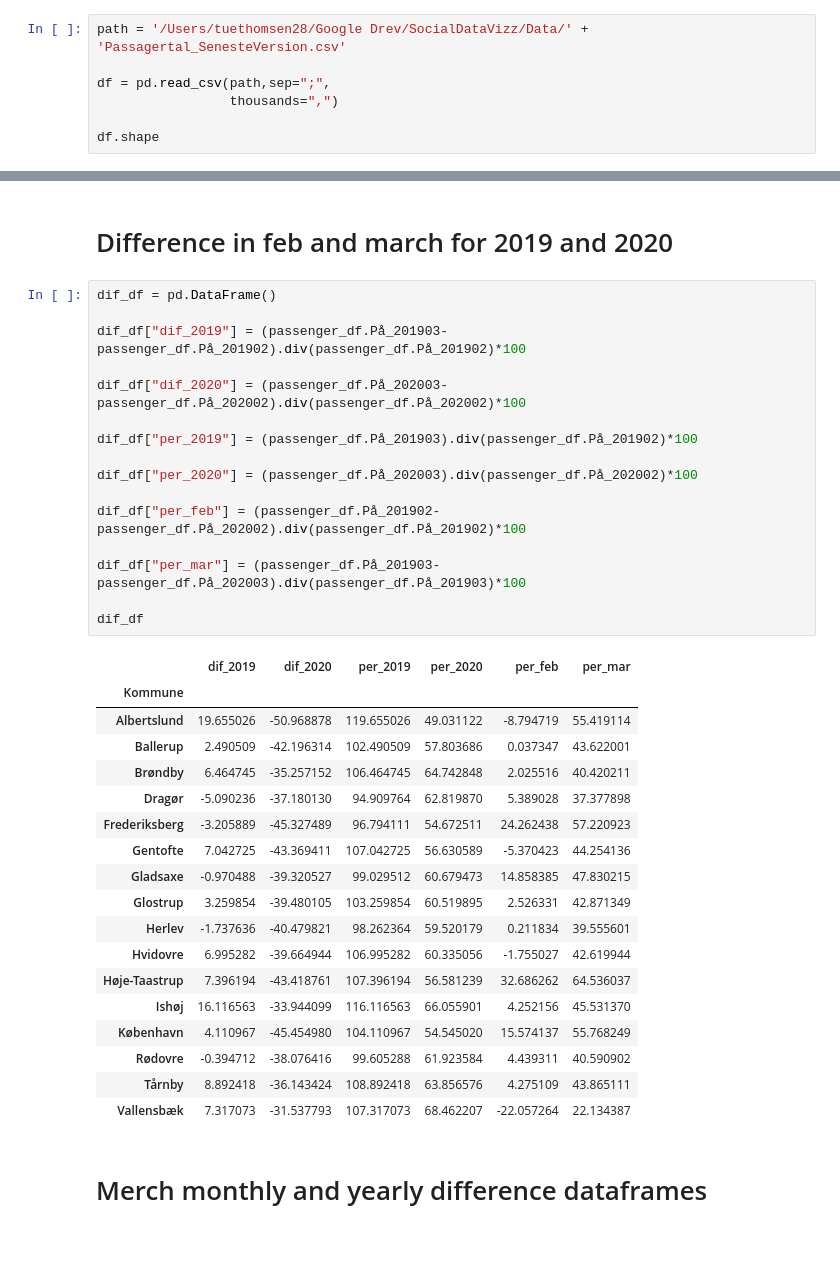
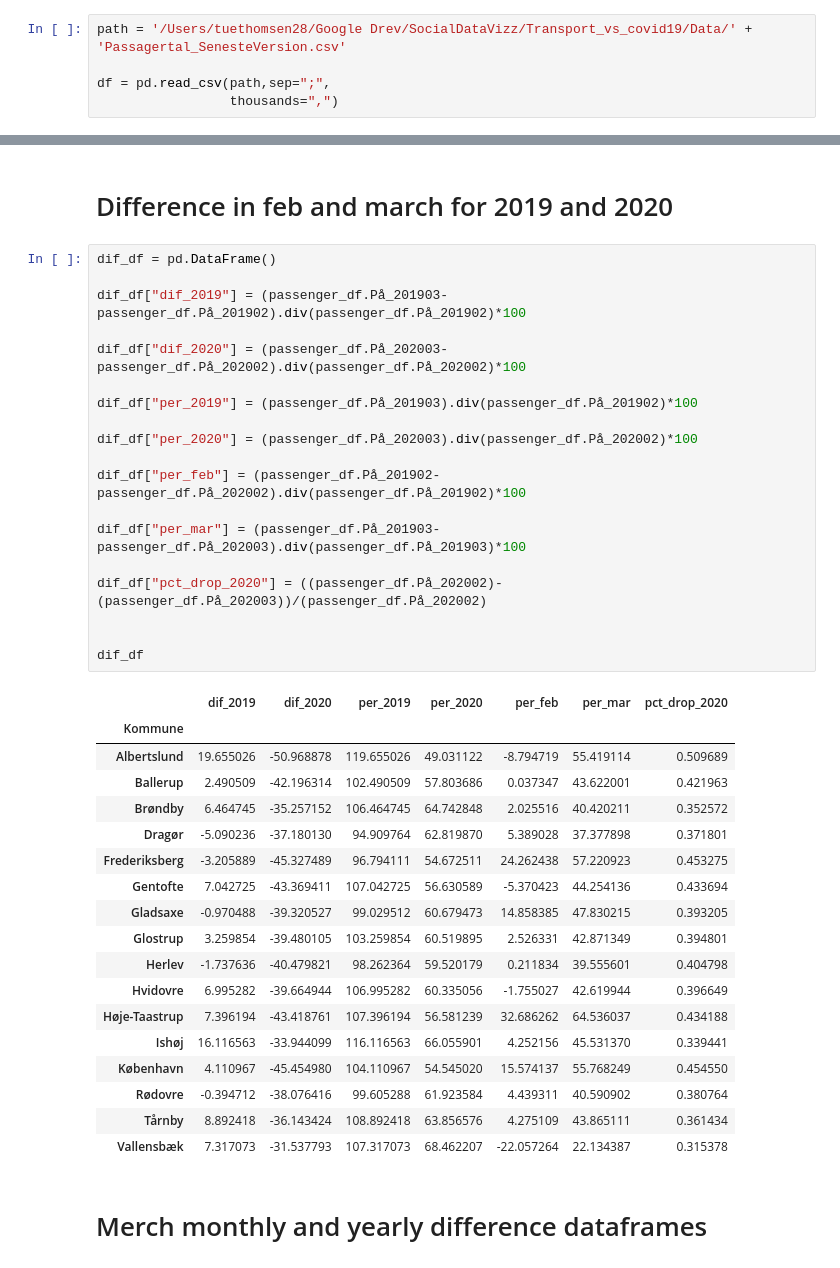
Before and after one commit to TueLindhart/Transport_vs_covid19, a Jupyter notebook: Code/n_passengers_bar_plotting.ipynb, the cells around one changed output, grey strips where cells are left out. Saved outputs shown, nothing was run; the diff lists cells and outputs as text.

```diff
--- a/Code/n_passengers_bar_plotting.ipynb
+++ b/Code/n_passengers_bar_plotting.ipynb
@@ -9,9 +10,7 @@ sel_mun = ["Albertslund","Ballerup","Brøndby","Dragør","Frederiksberg","Gentof
                            "Glostrup","Herlev","Hvidovre","Høje-Taastrup","Ishøj","København",
                            "Rødovre","Tårnby","Vallensbæk"]
 # %%
-path = '/Users/tuethomsen28/Google Drev/SocialDataVizz/Data/' + 'Passagertal_SenesteVersion.csv'
+path = '/Users/tuethomsen28/Google Drev/SocialDataVizz/Transport_vs_covid19/Data/' + 'Passagertal_SenesteVersion.csv'
 
 df = pd.read_csv(path,sep=";",
                  thousands=",")
-
-df.shape
@@ -177,38 +275,41 @@ month_norm_passenger_df
 # %%
 dif_df = pd.DataFrame()
 
 dif_df["dif_2019"] = (passenger_df.På_201903-passenger_df.På_201902).div(passenger_df.På_201902)*100
 
 dif_df["dif_2020"] = (passenger_df.På_202003-passenger_df.På_202002).div(passenger_df.På_202002)*100
 
 dif_df["per_2019"] = (passenger_df.På_201903).div(passenger_df.På_201902)*100
 
 dif_df["per_2020"] = (passenger_df.På_202003).div(passenger_df.På_202002)*100
 
 dif_df["per_feb"] = (passenger_df.På_201902-passenger_df.På_202002).div(passenger_df.På_201902)*100
 
 dif_df["per_mar"] = (passenger_df.På_201903-passenger_df.På_202003).div(passenger_df.På_201903)*100
 
+dif_df["pct_drop_2020"] = ((passenger_df.På_202002)-(passenger_df.På_202003))/(passenger_df.På_202002)
+
+
 dif_df
 # %% [output]
-|  | dif_2019 | dif_2020 | per_2019 | per_2020 | per_feb | per_mar |
-| Kommune |  |  |  |  |  |  |
-| Albertslund | 19.655026 | -50.968878 | 119.655026 | 49.031122 | -8.794719 | 55.419114 |
-| Ballerup | 2.490509 | -42.196314 | 102.490509 | 57.803686 | 0.037347 | 43.622001 |
-| Brøndby | 6.464745 | -35.257152 | 106.464745 | 64.742848 | 2.025516 | 40.420211 |
-| Dragør | -5.090236 | -37.180130 | 94.909764 | 62.819870 | 5.389028 | 37.377898 |
-| Frederiksberg | -3.205889 | -45.327489 | 96.794111 | 54.672511 | 24.262438 | 57.220923 |
-| Gentofte | 7.042725 | -43.369411 | 107.042725 | 56.630589 | -5.370423 | 44.254136 |
-| Gladsaxe | -0.970488 | -39.320527 | 99.029512 | 60.679473 | 14.858385 | 47.830215 |
-| Glostrup | 3.259854 | -39.480105 | 103.259854 | 60.519895 | 2.526331 | 42.871349 |
-| Herlev | -1.737636 | -40.479821 | 98.262364 | 59.520179 | 0.211834 | 39.555601 |
-| Hvidovre | 6.995282 | -39.664944 | 106.995282 | 60.335056 | -1.755027 | 42.619944 |
-| Høje-Taastrup | 7.396194 | -43.418761 | 107.396194 | 56.581239 | 32.686262 | 64.536037 |
-| Ishøj | 16.116563 | -33.944099 | 116.116563 | 66.055901 | 4.252156 | 45.531370 |
-| København | 4.110967 | -45.454980 | 104.110967 | 54.545020 | 15.574137 | 55.768249 |
-| Rødovre | -0.394712 | -38.076416 | 99.605288 | 61.923584 | 4.439311 | 40.590902 |
-| Tårnby | 8.892418 | -36.143424 | 108.892418 | 63.856576 | 4.275109 | 43.865111 |
-| Vallensbæk | 7.317073 | -31.537793 | 107.317073 | 68.462207 | -22.057264 | 22.134387 |
+|  | dif_2019 | dif_2020 | per_2019 | per_2020 | per_feb | per_mar | pct_drop_2020 |
+| Kommune |  |  |  |  |  |  |  |
+| Albertslund | 19.655026 | -50.968878 | 119.655026 | 49.031122 | -8.794719 | 55.419114 | 0.509689 |
+| Ballerup | 2.490509 | -42.196314 | 102.490509 | 57.803686 | 0.037347 | 43.622001 | 0.421963 |
+| Brøndby | 6.464745 | -35.257152 | 106.464745 | 64.742848 | 2.025516 | 40.420211 | 0.352572 |
+| Dragør | -5.090236 | -37.180130 | 94.909764 | 62.819870 | 5.389028 | 37.377898 | 0.371801 |
+| Frederiksberg | -3.205889 | -45.327489 | 96.794111 | 54.672511 | 24.262438 | 57.220923 | 0.453275 |
+| Gentofte | 7.042725 | -43.369411 | 107.042725 | 56.630589 | -5.370423 | 44.254136 | 0.433694 |
+| Gladsaxe | -0.970488 | -39.320527 | 99.029512 | 60.679473 | 14.858385 | 47.830215 | 0.393205 |
+| Glostrup | 3.259854 | -39.480105 | 103.259854 | 60.519895 | 2.526331 | 42.871349 | 0.394801 |
+| Herlev | -1.737636 | -40.479821 | 98.262364 | 59.520179 | 0.211834 | 39.555601 | 0.404798 |
+| Hvidovre | 6.995282 | -39.664944 | 106.995282 | 60.335056 | -1.755027 | 42.619944 | 0.396649 |
+| Høje-Taastrup | 7.396194 | -43.418761 | 107.396194 | 56.581239 | 32.686262 | 64.536037 | 0.434188 |
+| Ishøj | 16.116563 | -33.944099 | 116.116563 | 66.055901 | 4.252156 | 45.531370 | 0.339441 |
+| København | 4.110967 | -45.454980 | 104.110967 | 54.545020 | 15.574137 | 55.768249 | 0.454550 |
+| Rødovre | -0.394712 | -38.076416 | 99.605288 | 61.923584 | 4.439311 | 40.590902 | 0.380764 |
+| Tårnby | 8.892418 | -36.143424 | 108.892418 | 63.856576 | 4.275109 | 43.865111 | 0.361434 |
+| Vallensbæk | 7.317073 | -31.537793 | 107.317073 | 68.462207 | -22.057264 | 22.134387 | 0.315378 |
 # %% [markdown]
 # Merch monthly and yearly difference dataframes
 # %%
```
Also changed, not shown: parts of 17 cells of this notebook, 35 other files.
